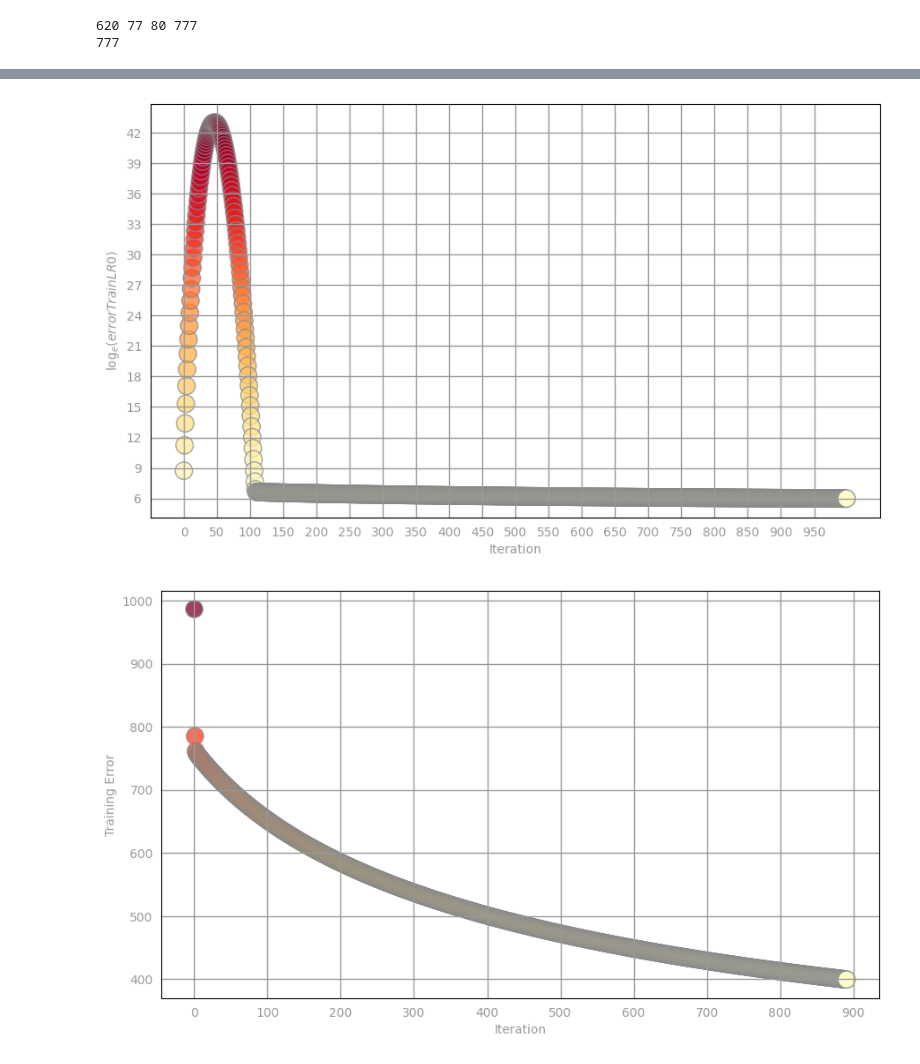
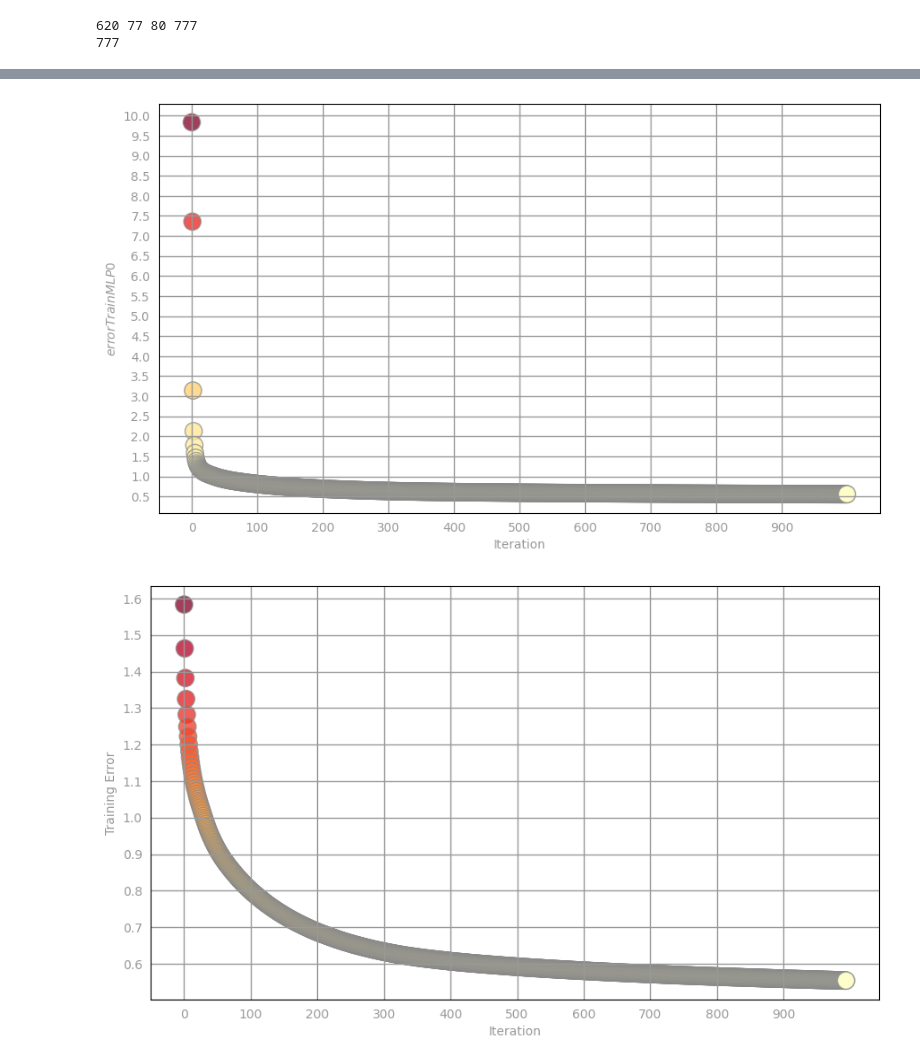
Before and after one commit to ptoyip/COMP4651_Final_Project, a Jupyter notebook: mlp.ipynb, the cells around one changed output, grey strips where cells are left out. Saved outputs shown, nothing was run; the diff lists cells and outputs as text; code cells hidden in the pictures.

```diff
--- a/mlp.ipynb
+++ b/mlp.ipynb
@@ -49,0 +53,7 @@ print(data.count())
+# %%
+def squaredError(label, prediction):
+    return (float(label)-float(prediction))**2
+
+def calcRMSE(labelsAndPreds):
+    se = labelsAndPreds.map(lambda x: squaredError(x[0], x[1])).collect()
+    return np.sqrt(np.mean(se))
@@ -231,0 +506,28 @@ Validation RMSE:
+# %%
+numIters = 1000
+w1, w2, w3, errorTrainMLP0 = MLPGradientDescent(TrainData, numIters, 3e-2)
+
+labelsAndPreds = TrainData.map(lambda lp: (lp.label, w1.dot(lp.features))) \
+                                .map(lambda lp: (lp[0], np.maximum(lp[1], 0))) \
+                                .map(lambda lp: (lp[0], w2.dot(lp[1]))) \
+                                .map(lambda lp: (lp[0], np.maximum(lp[1], 0))) \
+                                .map(lambda lp: (lp[0], w3.dot(lp[1])))
+rmseTrainMLP0 = calcRMSE(labelsAndPreds)
+
+labelsAndPreds = ValData.map(lambda lp: (lp.label, w1.dot(lp.features))) \
+                                .map(lambda lp: (lp[0], np.maximum(lp[1], 0))) \
+                                .map(lambda lp: (lp[0], w2.dot(lp[1]))) \
+                                .map(lambda lp: (lp[0], np.maximum(lp[1], 0))) \
+                                .map(lambda lp: (lp[0], w3.dot(lp[1])))
+rmseValMLP0 = calcRMSE(labelsAndPreds)
+
+labelsAndPreds = TestData.map(lambda lp: (lp.label, w1.dot(lp.features))) \
+                                .map(lambda lp: (lp[0], np.maximum(lp[1], 0))) \
+                                .map(lambda lp: (lp[0], w2.dot(lp[1]))) \
+                                .map(lambda lp: (lp[0], np.maximum(lp[1], 0))) \
+                                .map(lambda lp: (lp[0], w3.dot(lp[1])))
+rmseTestMLP0 = calcRMSE(labelsAndPreds)
+
+print('Train RMSE:\n\tBaseline = {0:.3f}\n\tLR0 = {1:.3f}'.format(rmseTrainBase, rmseTrainMLP0))
+print('Validation RMSE:\n\tBaseline = {0:.3f}\n\tLR0 = {1:.3f}'.format(rmseValBase, rmseValMLP0))
+print('Test RMSE:\n\tBaseline = {0:.3f}\n\tLR0 = {1:.3f}'.format(rmseTestBase, rmseTestMLP0))
@@ -232,20 +544,20 @@ Validation RMSE:
 # %%
 norm = Normalize()
-clrs = cmap(np.asarray(norm(np.log(errorTrainLR0))))[:,0:3]
+clrs = cmap(np.asarray(norm(errorTrainMLP0)))[:,0:3]
 
-fig, ax = preparePlot(np.arange(0, 1000, 50), np.arange(0, 1000, 3))
-plt.scatter(range(0, numIters), np.log(errorTrainLR0), s=14**2, c=clrs, edgecolors='#888888', alpha=0.75)
-ax.set_xlabel('Iteration'), ax.set_ylabel(r'$\log_e(errorTrainLR0)$')
+fig, ax = preparePlot(np.arange(0, 1000, 100), np.arange(0, 100, 0.5))
+plt.scatter(range(0, numIters), errorTrainMLP0, s=14**2, c=clrs, edgecolors='#888888', alpha=0.75)
+ax.set_xlabel('Iteration'), ax.set_ylabel(r'$errorTrainMLP0$')
 pass
 # %% [output]
-[figure, old version]
+[figure, new version]
 # %%
 norm = Normalize()
-clrs = cmap(np.asarray(norm(errorTrainLR0[108:])))[:,0:3]
+clrs = cmap(np.asarray(norm(errorTrainMLP0[5:])))[:,0:3]
 
-fig, ax = preparePlot(np.arange(0, 1000, 100), np.arange(0, 2000, 100))
-plt.scatter(range(0, numIters-108), errorTrainLR0[108:], s=14**2, c=clrs, edgecolors='#888888', alpha=0.75)
+fig, ax = preparePlot(np.arange(0, 1000, 100), np.arange(0, 10, 0.1))
+plt.scatter(range(0, numIters-5), errorTrainMLP0[5:], s=14**2, c=clrs, edgecolors='#888888', alpha=0.75)
 ax.set_xlabel('Iteration'), ax.set_ylabel(r'Training Error')
 pass
 # %% [output]
-[figure, old version]
+[figure, new version]
```
Also changed, not shown: parts of 35 cells of this notebook.
